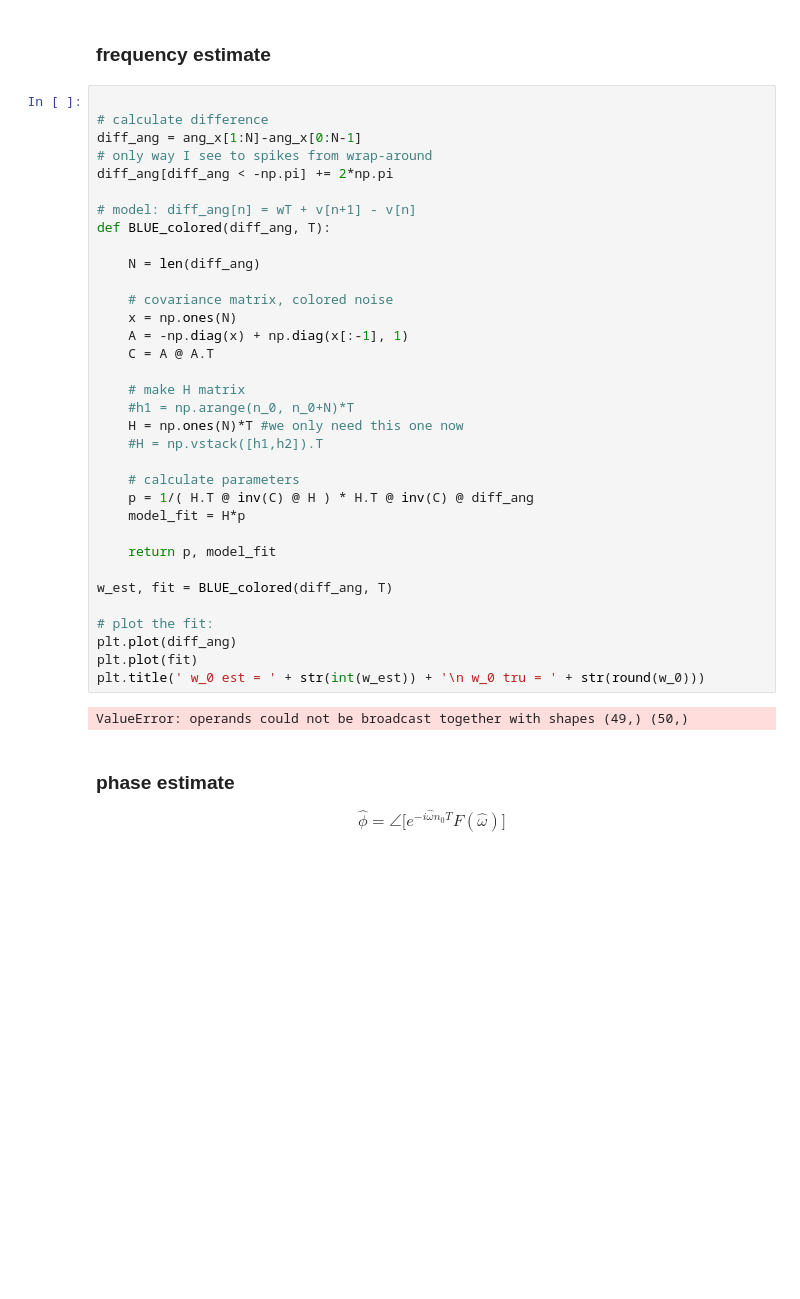
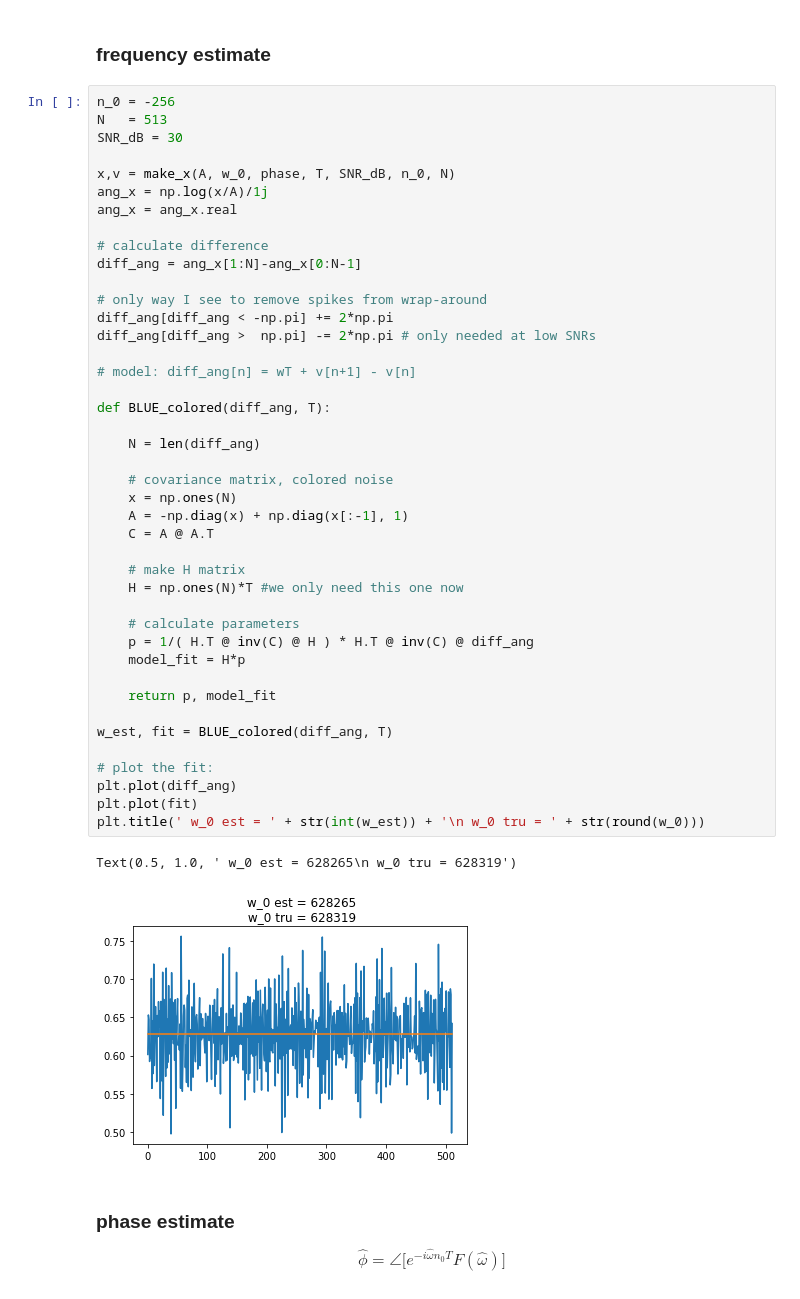
Before and after one commit to haavarn/estimation_project, a Jupyter notebook: BLUE.ipynb, the cells around one changed output. Drawn from its saved outputs; the diff is of its cells as text; blank space fills up the shorter version.

```diff
--- a/BLUE.ipynb
+++ b/BLUE.ipynb
@@ -424,41 +469,50 @@ Note that there is no phase estimate directly available with this approach. Inst
 # %% [markdown]
 ### frequency estimate
 # %%
+n_0 = -256
+N   = 513
+SNR_dB = 30
+
+x,v = make_x(A, w_0, phase, T, SNR_dB, n_0, N)
+ang_x = np.log(x/A)/1j
+ang_x = ang_x.real
 
 # calculate difference
 diff_ang = ang_x[1:N]-ang_x[0:N-1]
-# only way I see to spikes from wrap-around
+
+# only way I see to remove spikes from wrap-around
 diff_ang[diff_ang < -np.pi] += 2*np.pi
+diff_ang[diff_ang >  np.pi] -= 2*np.pi # only needed at low SNRs
 
 # model: diff_ang[n] = wT + v[n+1] - v[n]
+
 def BLUE_colored(diff_ang, T):
 
     N = len(diff_ang)
 
     # covariance matrix, colored noise
     x = np.ones(N)
     A = -np.diag(x) + np.diag(x[:-1], 1)
     C = A @ A.T
 
     # make H matrix
-    #h1 = np.arange(n_0, n_0+N)*T
     H = np.ones(N)*T #we only need this one now
-    #H = np.vstack([h1,h2]).T
 
     # calculate parameters
     p = 1/( H.T @ inv(C) @ H ) * H.T @ inv(C) @ diff_ang
     model_fit = H*p
 
     return p, model_fit
 
 w_est, fit = BLUE_colored(diff_ang, T)
 
 # plot the fit:
 plt.plot(diff_ang)
 plt.plot(fit)
 plt.title(' w_0 est = ' + str(int(w_est)) + '\n w_0 tru = ' + str(round(w_0)))
 # %% [output]
-ValueError: operands could not be broadcast together with shapes (49,) (50,)
+Text(0.5, 1.0, ' w_0 est = 628265\n w_0 tru = 628319')
+[figure, added]
 # %% [markdown]
 ### phase estimate
 
```
Also changed, not shown: parts of 11 cells of this notebook.
